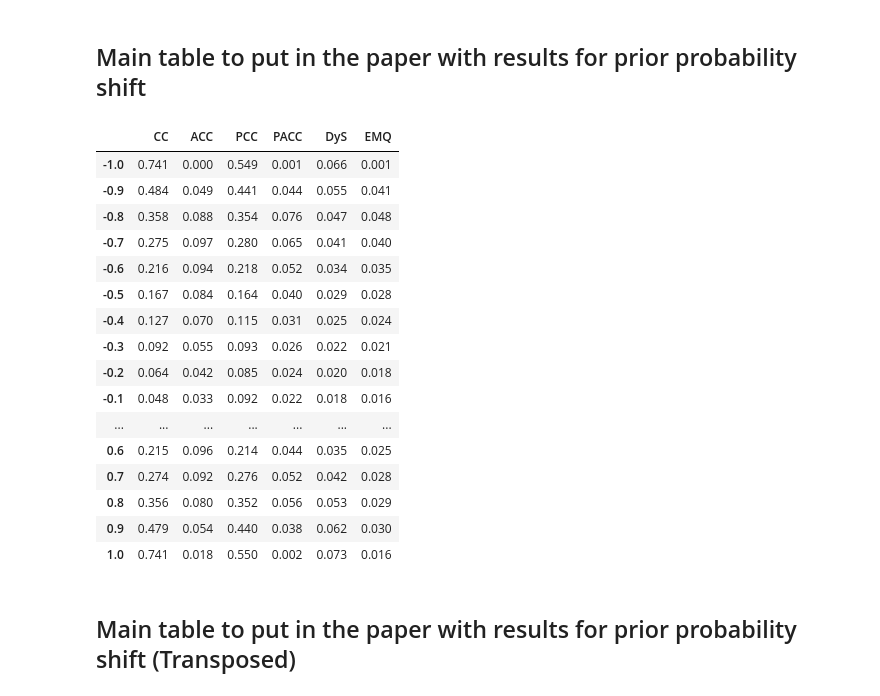
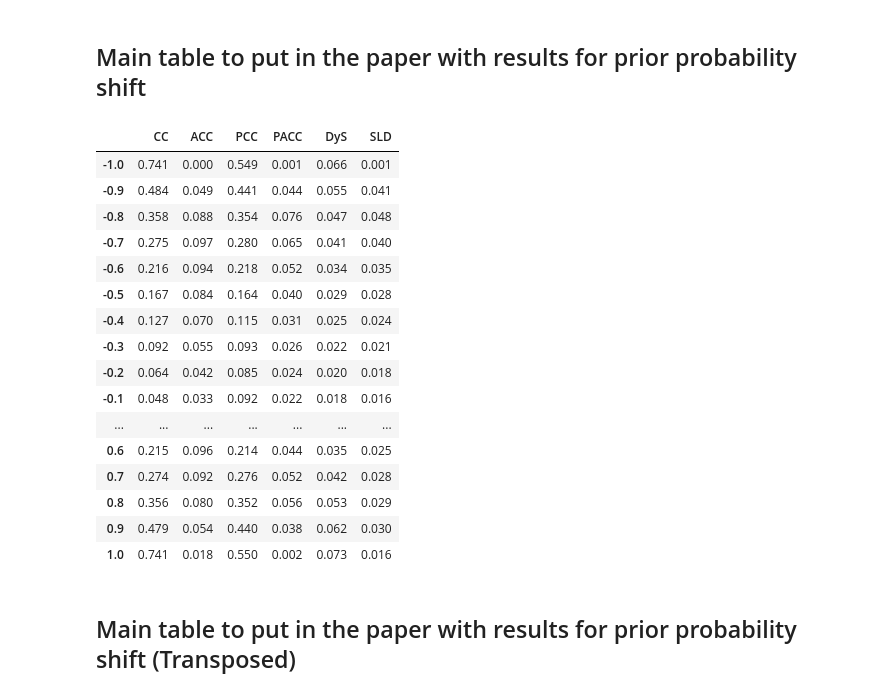
Before and after one commit to pglez82/quant_datasetshift, a Jupyter notebook: analyze_results_prior.ipynb, the cells around one changed output. Cells and saved outputs as stored; diff of their text form; code cells hidden in the pictures.

```diff
--- a/analyze_results_prior.ipynb
+++ b/analyze_results_prior.ipynb
@@ -11,7 +11,7 @@ pd.set_option('display.max_columns', 500)
 pd.set_option('display.width', 150)
 
 export_dir = '/home/pgonzalez/Dropbox/quant_datasetshift/'
-quantificators = ["CC", "ACC", "PCC", "PACC", "HDy", "DyS", "SMM", "EMQ","MLPE"]
+quantificators = ["CC", "ACC", "PCC", "PACC", "HDy", "DyS", "SMM", "SLD","MLPE"]
 error = "MAE"
 dateexperiment = "2022_07_26_02_32"
 
@@ -136,7 +136,7 @@ Results for method DyS. Mean MAE: 0.027433
 # %%
 import matplotlib.ticker as ticker
 
-quantificators = ["CC", "ACC", "PCC", "PACC", "HDy","DyS","SMM", "EMQ"]
+quantificators = ["CC", "ACC", "PCC", "PACC", "HDy","DyS","SMM", "SLD"]
 n_cols=4
 fig, ax = plt.subplots(2,n_cols,figsize=(15,6))
 pd.set_option('display.max_rows', 500)
@@ -155,7 +155,7 @@ for k,quant_name in enumerate(quantificators):
 # %% [markdown]
 ### Tables and charts to be included in a paper
 # %%
-quantificators = ["CC", "ACC", "PCC", "PACC","DyS", "EMQ"]
+quantificators = ["CC", "ACC", "PCC", "PACC","DyS", "SLD"]
 n_cols = 3
 fig, ax = plt.subplots(2,n_cols,figsize=(18,8))
 for k,quant_name in enumerate(quantificators):
@@ -177,38 +177,38 @@ plt.savefig(os.path.join(export_dir,"images/priorresults.png"),format='png',bbox
 ## Main table to put in the paper with results for prior probability shift
 # %%
 from utils.wilcoxon import wilcoxon_test
-quantificators = ["CC", "ACC", "PCC", "PACC", "DyS", "EMQ"]
+quantificators = ["CC", "ACC", "PCC", "PACC", "DyS", "SLD"]
 global_results = pd.DataFrame(columns = quantificators,index=np.linspace(-1,1,21).round(1),dtype=float)
 for k,quant_name in enumerate(quantificators):
     results = results_dict[quant_name]
     results = results.groupby(by='prior_measure')['error'].mean()
     global_results.loc[:, quant_name] = results
 
 global_results_style = global_results.style.format('{:.3f}').format_index('{:.1f}')
 
 #We want to make a statistical test for each row, to compare methods for the same degree of covariate shift
 for i,r in global_results.iterrows():
         #compute the best method for this experiment
         prior_measure = r.name
         best_method = r.index[r.argmin()]
         #print("Computing statistical test for experiment covariate degree=%f, p_test=%s. Winner method %s" % (covariate_measure,p_test,best_method))
         #Get data for the winner method
         results_best = results_dict[best_method].loc[(results_dict[best_method]['prior_measure']==prior_measure),'error'].to_numpy()
         #We need to get all the rows in results that matches this experiment for each method
         for quant_name in quantificators:
             if quant_name!=best_method:
                 #print("Comparing %s with %s" % (best_method,quant_name))
                 results_method = results_dict[quant_name].loc[results_dict[quant_name]['prior_measure']==prior_measure,'error'].to_numpy()
                 global_results_style.set_properties(subset=(prior_measure, quant_name),**wilcoxon_test(results_best,results_method))
 
 
 result = global_results_style.highlight_min(axis=1,props='textbf:--rwrap;')
 display(result)
 columns = 'r'*len(quantificators)
 with open(os.path.join(export_dir,'tables/prior_table.tex'), 'w') as f:
     f.write(result.to_latex(hrules=True,column_format="l|"+columns).replace(' 0.',' .').replace('{0.','{.'))
 # %% [output]
-|  | CC | ACC | PCC | PACC | DyS | EMQ |
+|  | CC | ACC | PCC | PACC | DyS | SLD |
 | -1.0 | 0.741 | 0.000 | 0.549 | 0.001 | 0.066 | 0.001 |
 | -0.9 | 0.484 | 0.049 | 0.441 | 0.044 | 0.055 | 0.041 |
 | -0.8 | 0.358 | 0.088 | 0.354 | 0.076 | 0.047 | 0.048 |
```
Also changed, not shown: parts of 1 cell of this notebook, 7 other files.
